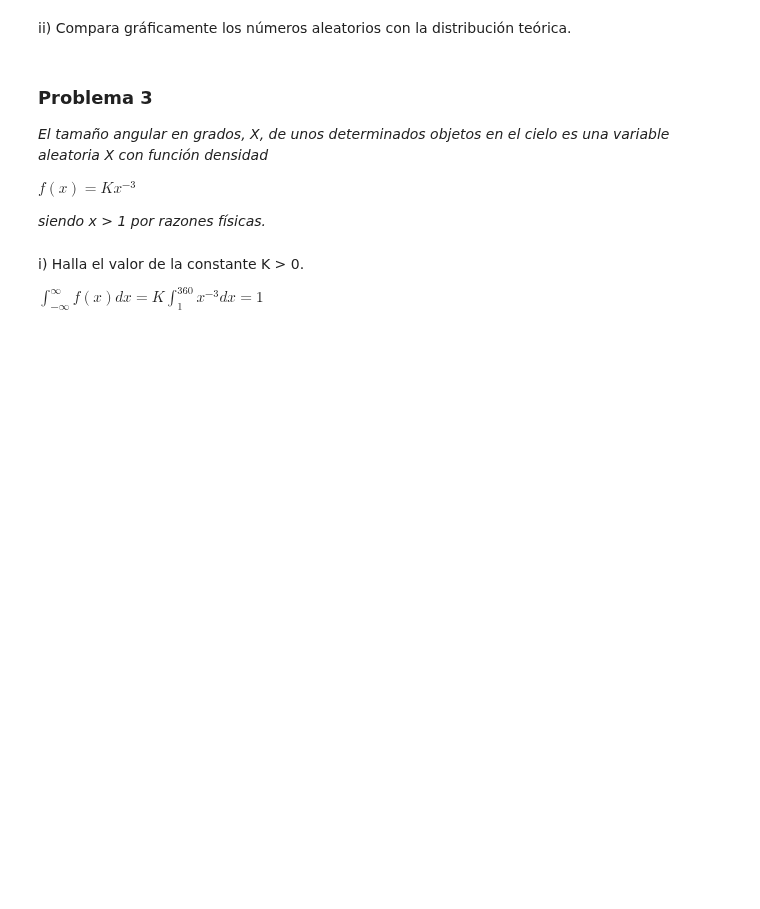
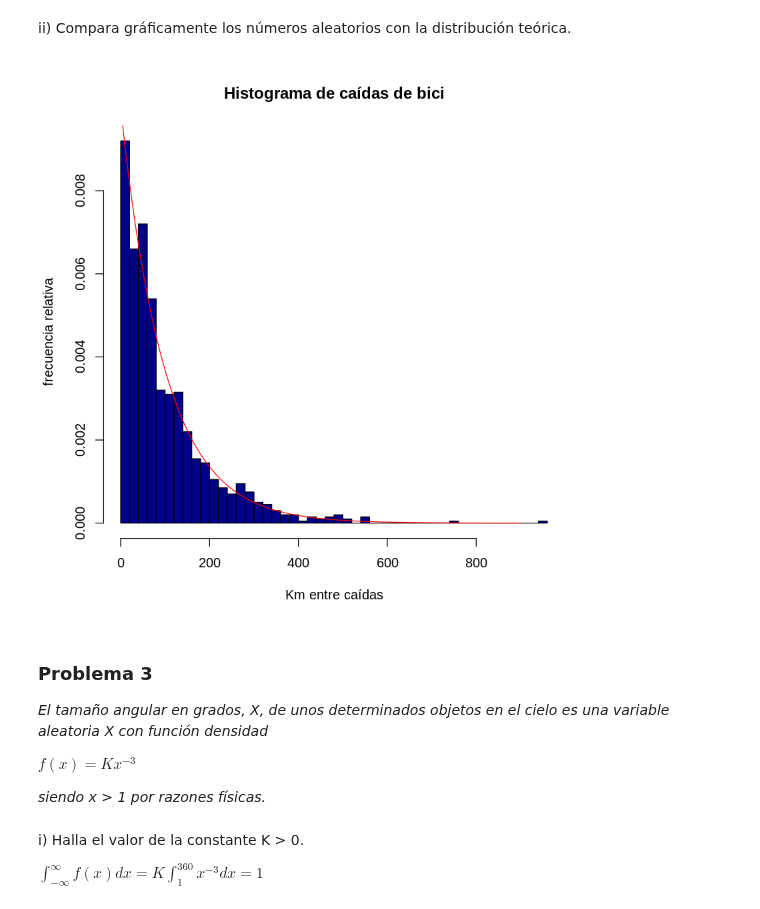
Before and after one commit to yerartdev/uc-m1965-stats, a Jupyter notebook: p4/practica4-gerardo-de-miguel.gonzalez.ipynb, the cells around one changed output. Cells and saved outputs as stored; diff of their text form; code cells hidden in the pictures; blank space fills up the shorter version.

Commit message:
stats-i: práctica 4, problema 2 (km entre caídas de bici) y problema 3 (tamaño objetos en el cielo), falta problema 1 (bastos en baraja española)

```diff
--- a/p4/practica4-gerardo-de-miguel.gonzalez.ipynb
+++ b/p4/practica4-gerardo-de-miguel.gonzalez.ipynb
@@ -169,5 +197,24 @@ i) Simula 1000 distancias entre caídas.
+# %%
+pdf.exp <- function (x,lambda = 0.01) {
+    ifelse(x>=0,lambda*exp(-lambda*x),0)
+}
+# %%
+#::GMG::Simulo
+set.seed(1)
+lambda <- 0.01
+U <- runif(n = 1000)
+X <- -log(1-U)/lambda
 # %% [markdown]
 ii) Compara gráficamente los números aleatorios con la distribución teórica.
+# %%
+hist(X, freq=FALSE,
+     xlab='Km entre caídas', ylab = 'frecuencia relativa',
+     #xlim = c(min(X),max(X)),
+     col = 'darkblue', breaks='FD',
+     main = 'Histograma de caídas de bici')
+curve(pdf.exp,0,900,add=TRUE,col='red')
+# %% [output]
+[figure, added]
 # %% [markdown]
 ### Problema 3
 
```
Also changed, not shown: parts of 8 cells of this notebook.
